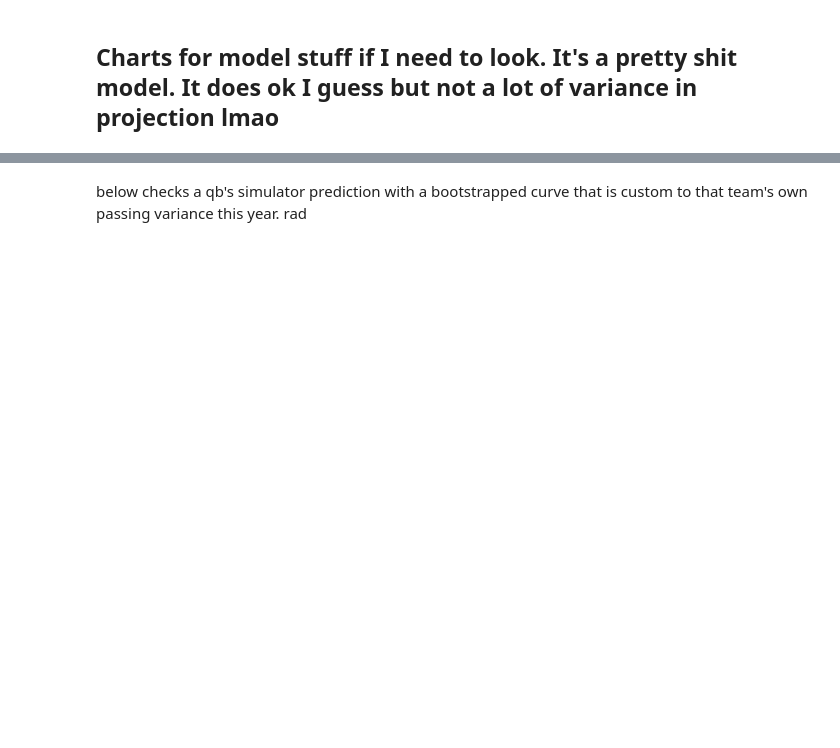
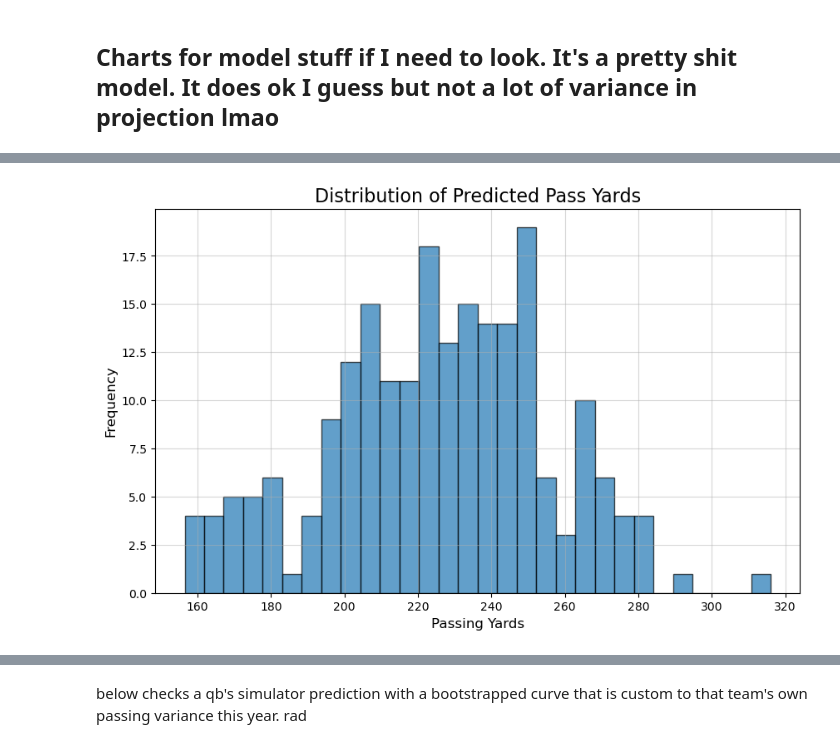
Before and after one commit to bhuggard/MidpointMadness, a Jupyter notebook: MidpointMadnessMainNotebook.ipynb, the cells around one changed output, grey strips where cells are left out. Drawn from its saved outputs; the diff is of its cells as text; code cells hidden in the pictures; blank space fills up the shorter version.

```diff
--- a/MidpointMadnessMainNotebook.ipynb
+++ b/MidpointMadnessMainNotebook.ipynb
@@ -868,12 +889,14 @@ combined_american_odds: +969
 # %%
-# # Plotting the histogram of PYOE
-# plt.figure(figsize=(10, 6))
-# plt.hist(test_data['predicted_passing_yards'], bins=30, edgecolor='black', alpha=0.7)
-# plt.title('Distribution of Predicted Pass Yards', fontsize=16)
-# plt.xlabel('Passing Yards', fontsize=12)
-# plt.ylabel('Frequency', fontsize=12)
-# plt.grid(True, alpha=0.5)
+# Plotting the histogram of PYOE
+plt.figure(figsize=(10, 6))
+plt.hist(test_data['predicted_passing_yards'], bins=30, edgecolor='black', alpha=0.7)
+plt.title('Distribution of Predicted Pass Yards', fontsize=16)
+plt.xlabel('Passing Yards', fontsize=12)
+plt.ylabel('Frequency', fontsize=12)
+plt.grid(True, alpha=0.5)
 
-# # Show the plot
-# plt.show()
+# Show the plot
+plt.show()
+# %% [output]
+[figure, added]
 # %%
```
Also changed, not shown: parts of 9 cells of this notebook.
